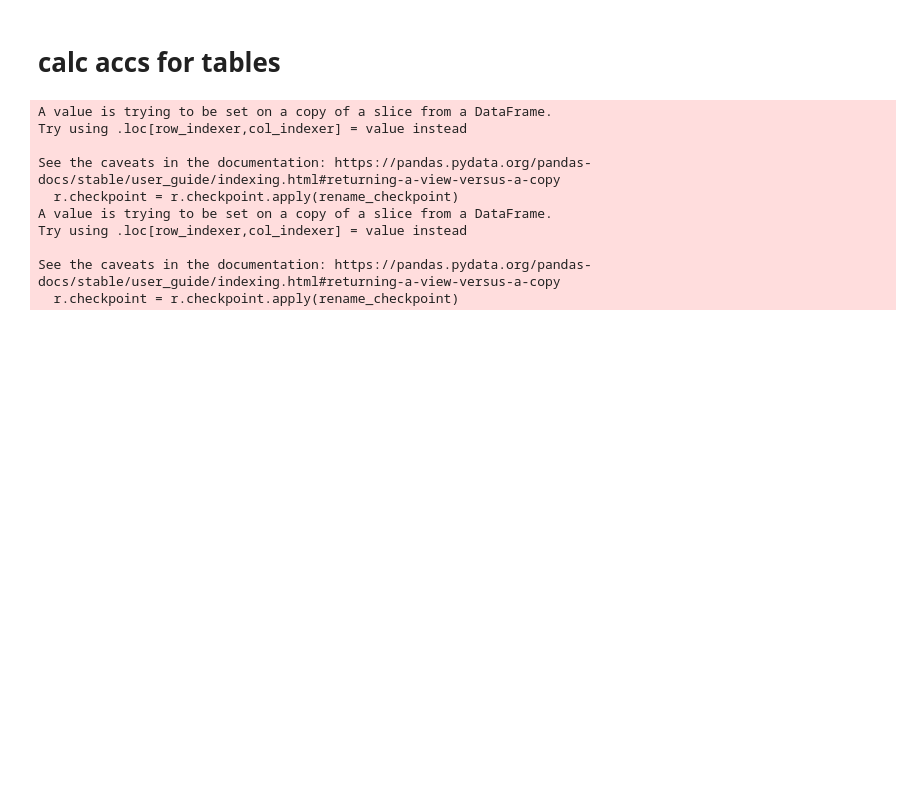
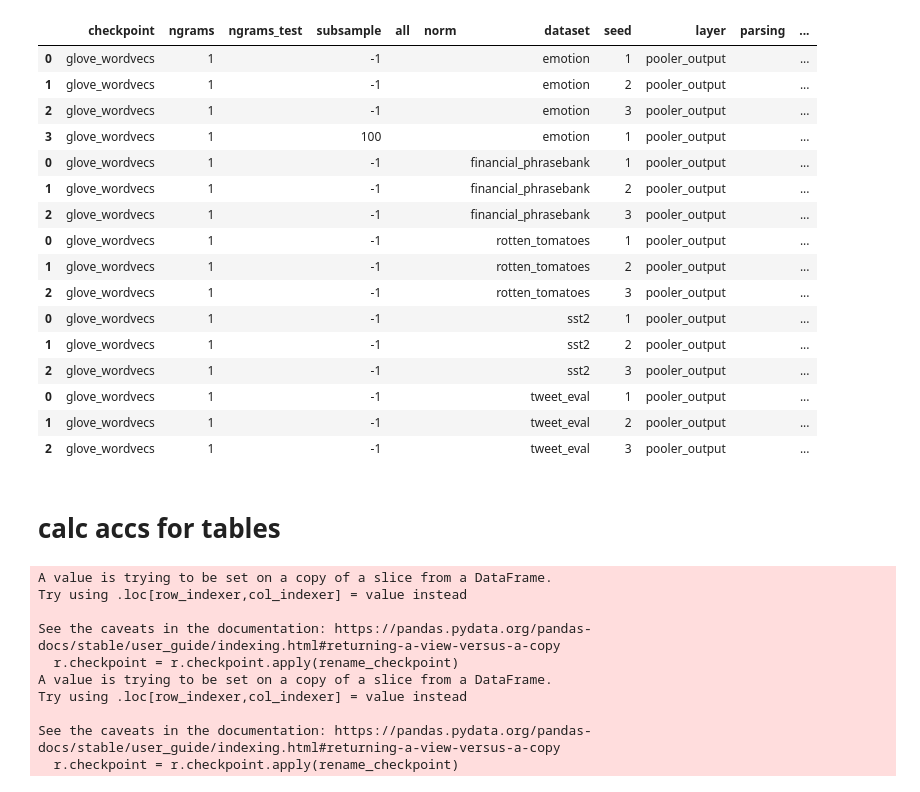
Before and after one commit to microsoft/augmented-interpretable-models, a Jupyter notebook: notebooks/03_acc.ipynb, the cells around one changed output. Cells and saved outputs as stored; diff of their text form; code cells hidden in the pictures; blank space fills up the shorter version.

```diff
--- a/notebooks/03_acc.ipynb
+++ b/notebooks/03_acc.ipynb
@@ -34,3 +44,23 @@ rs.head()
+# %%
+rs
+# %% [output]
+|  | checkpoint | ngrams | ngrams_test | subsample | all | norm | dataset | seed | layer | parsing | ... |
+| 0 | glove_wordvecs | 1 |  | -1 |  |  | emotion | 1 | pooler_output |  | ... |
+| 1 | glove_wordvecs | 1 |  | -1 |  |  | emotion | 2 | pooler_output |  | ... |
+| 2 | glove_wordvecs | 1 |  | -1 |  |  | emotion | 3 | pooler_output |  | ... |
+| 3 | glove_wordvecs | 1 |  | 100 |  |  | emotion | 1 | pooler_output |  | ... |
+| 0 | glove_wordvecs | 1 |  | -1 |  |  | financial_phrasebank | 1 | pooler_output |  | ... |
+| 1 | glove_wordvecs | 1 |  | -1 |  |  | financial_phrasebank | 2 | pooler_output |  | ... |
+| 2 | glove_wordvecs | 1 |  | -1 |  |  | financial_phrasebank | 3 | pooler_output |  | ... |
+| 0 | glove_wordvecs | 1 |  | -1 |  |  | rotten_tomatoes | 1 | pooler_output |  | ... |
+| 1 | glove_wordvecs | 1 |  | -1 |  |  | rotten_tomatoes | 2 | pooler_output |  | ... |
+| 2 | glove_wordvecs | 1 |  | -1 |  |  | rotten_tomatoes | 3 | pooler_output |  | ... |
+| 0 | glove_wordvecs | 1 |  | -1 |  |  | sst2 | 1 | pooler_output |  | ... |
+| 1 | glove_wordvecs | 1 |  | -1 |  |  | sst2 | 2 | pooler_output |  | ... |
+| 2 | glove_wordvecs | 1 |  | -1 |  |  | sst2 | 3 | pooler_output |  | ... |
+| 0 | glove_wordvecs | 1 |  | -1 |  |  | tweet_eval | 1 | pooler_output |  | ... |
+| 1 | glove_wordvecs | 1 |  | -1 |  |  | tweet_eval | 2 | pooler_output |  | ... |
+| 2 | glove_wordvecs | 1 |  | -1 |  |  | tweet_eval | 3 | pooler_output |  | ... |
 # %% [markdown]
 # calc accs for tables
 # %%
```
Also changed, not shown: parts of 3 cells of this notebook, 9 other files.
